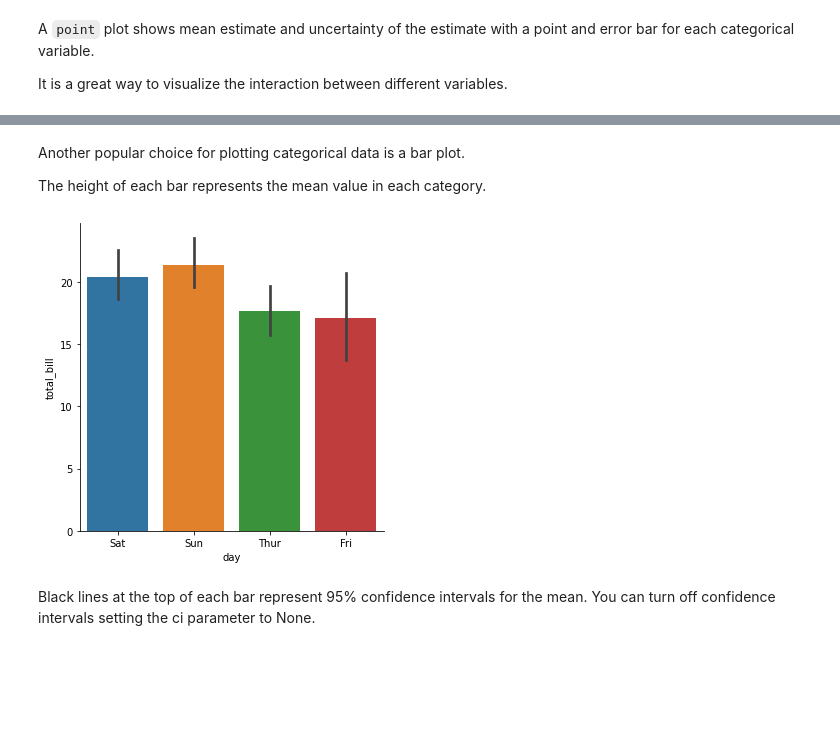
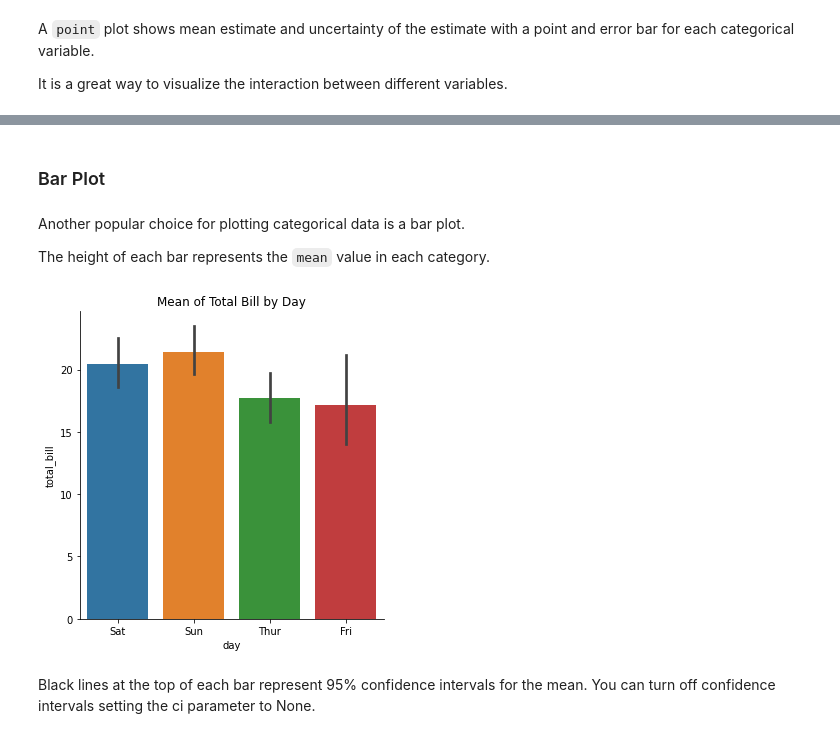
Before and after one commit to Goliath-Research/Introduction-to-Data-Science, a Jupyter notebook: 05-Introduction to Data Visualization/05-Categorical Plot in Seaborn.ipynb, the cells around one changed output, grey strips where cells are left out. Drawn from its saved outputs; the diff is of its cells as text; code cells hidden in the pictures; blank space fills up the shorter version.

```diff
--- a/05-Introduction to Data Visualization/05-Categorical Plot in Seaborn.ipynb
+++ b/05-Introduction to Data Visualization/05-Categorical Plot in Seaborn.ipynb
@@ -59,12 +222,14 @@ sns.catplot(data=tips, x="day", y="total_bill",
+# %% [markdown]
+### Bar Plot
 # %% [markdown]
 Another popular choice for plotting categorical data is a bar plot.
 
-The height of each bar represents the mean value in each category.
+The height of each bar represents the `mean` value in each category.
 # %%
 # kind='bar'
-sns.catplot(data=tips, x="day", y="total_bill",
-            kind='bar', order=category_order);
+sns.catplot(data=tips, x="day", y="total_bill", kind='bar',
+            order=category_order).set(title="Mean of Total Bill by Day");
 # %% [output]
-[figure, old version]
+[figure, new version]
 # %% [markdown]
 Black lines at the top of each bar represent 95% confidence intervals for the mean. You can turn off confidence intervals setting the ci parameter to None.
```
Also changed, not shown: parts of 96 cells of this notebook, 1 other file.
